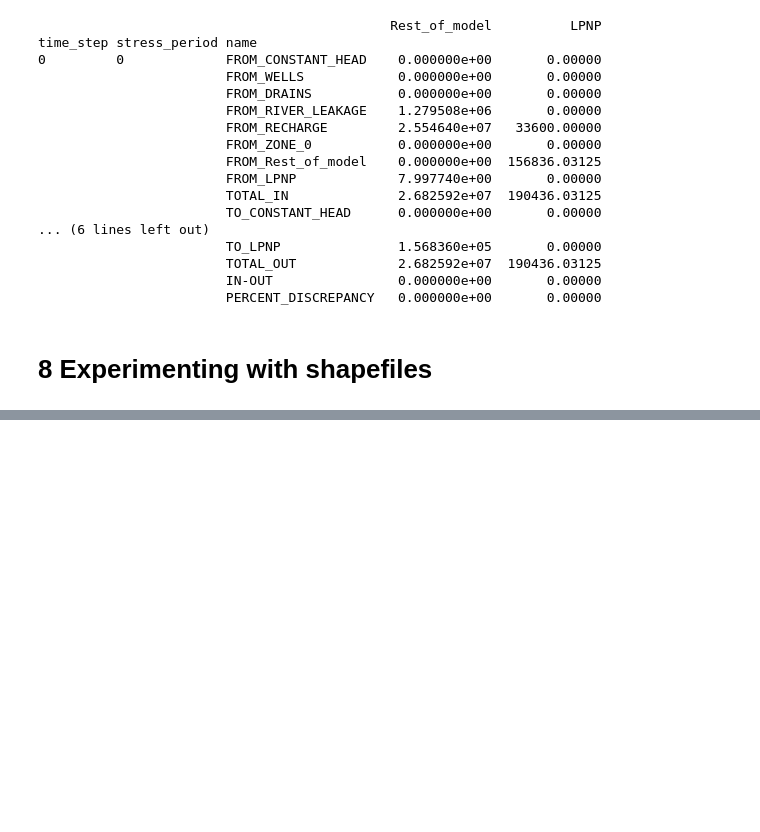
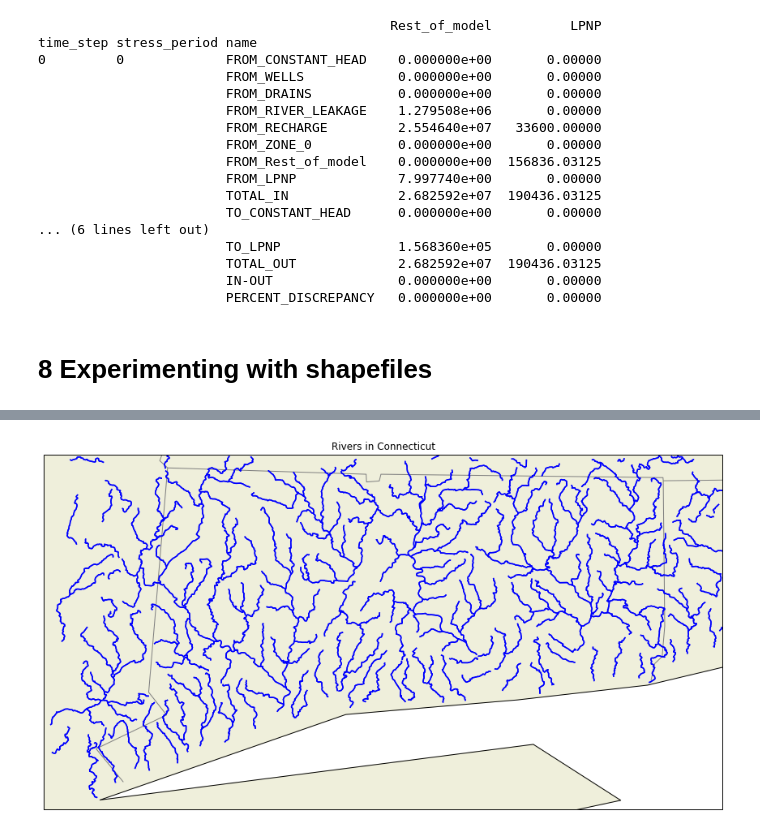
Before and after one commit to dbabrams/ShallowDolomite_Group, a Jupyter notebook: Master_Code/WillCounty_Final_MODFLOW.ipynb, the cells around one changed output, grey strips where cells are left out. Drawn from its saved outputs; the diff is of its cells as text; code cells hidden in the pictures; blank space fills up the shorter version.

```diff
--- a/Master_Code/WillCounty_Final_MODFLOW.ipynb
+++ b/Master_Code/WillCounty_Final_MODFLOW.ipynb
@@ -1069,0 +1086,6 @@ from google.colab import files
+# %%
+# Bounds for the state of Connecticut
+xmin = -73.9
+xmax = -71.6
+ymin = 40.9
+ymax = 42.1
@@ -1069,0 +1116,76 @@ from google.colab import files
+# %%
+# Create a figure
+fig=plt.figure(figsize=(15,15)) #create 15 x 15 figure
+
+# Define a projection
+ax = plt.axes(projection=ccrs.PlateCarree())
+
+# Add a title to the plot
+ax.set_title('Rivers in Connecticut')
+
+# Define the x and y limits of the plot
+ax.set_xlim(xmin,xmax)
+ax.set_ylim(ymin,ymax)
+
+# If plotting a single shape, we can use bbox (bounding box) to set the plot limits
+#plt.xlim(r.shape(0).bbox[0],r.shape(0).bbox[2]) #r.shape(0) denotes the first shape in "r" (the reader instance for the 'rivers' shapefile)
+
+# Import land and coastline from Natural Earth and add to the plot
+ax.add_feature(cf.LAND)
+ax.add_feature(cf.COASTLINE)
+
+# Import state boundaries from Natural Earth and add to the plot
+# See https://www.naturalearthdata.com/features/
+states_provinces = cf.NaturalEarthFeature(category='cultural',
+                                          name='admin_1_states_provinces_lines',
+                                          scale='50m',
+                                          facecolor='none')
+
+ax.add_feature(states_provinces,edgecolor='gray')
+
+# Add the rivers to the plot
+# Note that the following code plots each part of each shape separately, to avoid any extra lines caused by multiple closed loops
+for shape in list(shapefile.Reader('CT_rivers').iterShapes()): #also possible to replace "shapefile.Reader('CT_rivers')" with "r_CT"
+  npoints=len(shape.points) # total points
+  nparts = len(shape.parts) # total parts
+
+  if nparts == 1:
+    x = np.zeros((len(shape.points),1))
+    y = np.zeros((len(shape.points),1))
+    for i in range(len(shape.points)):
+      x[i] = shape.points[i][0]
+      y[i] = shape.points[i][1]
+    #plt.plot(x,y)
+    plt.plot(x,y,color='blue')
+
+  else: # loop over parts of each shape, plot separately
+    for i in range(nparts): # loop over parts, plot separately
+      i0=shape.parts[i]
+      if i < nparts-1:
+        i1 = shape.parts[i+1]-1
+      else:
+        i1 = npoints
+
+      seg=shape.points[i0:i1+1]
+      x = np.zeros((len(seg),1))
+      y = np.zeros((len(seg),1))
+      for i in range(len(seg)):
+        x_lon[i] = seg[i][0]
+        y_lat[i] = seg[i][1]
+
+      #plt.plot(x,y)
+      plt.plot(x,y,color='blue')
+
+plt.show()
+
+# Another way, not as versatile:
+#CT_rivers_feature = ShapelyFeature(shpreader.Reader('CT_rivers').geometries(),ccrs.PlateCarree())
+
+#ax.add_feature(CT_rivers_feature,edgecolor='blue',facecolor='None')
+
+# This method does not plot each part of each shape separately, instead plotting the shapefile as-is.
+# This method ensures the rivers show up as lines by setting the facecolor to 'None' to prevent any shading
+
+# Note: this method may not work with multi-part shapes with actual polygons (for example, the boundaries of a state with islands)
+# %% [output]
+[figure, added]
```
Also changed, not shown: parts of 9 cells of this notebook.
